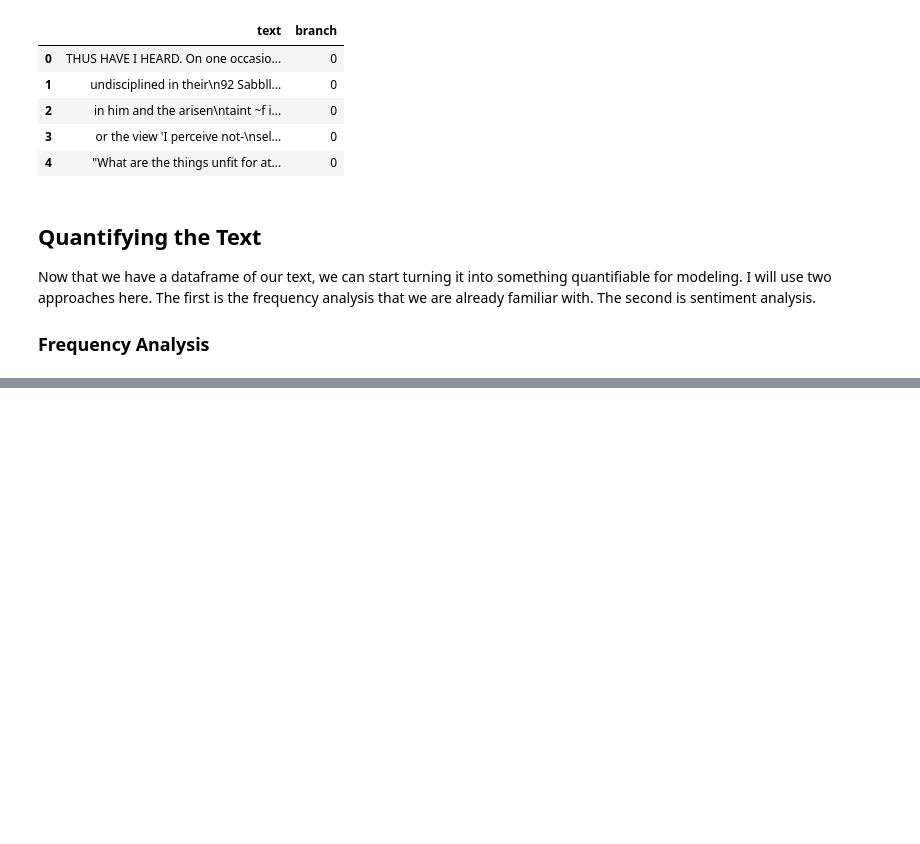
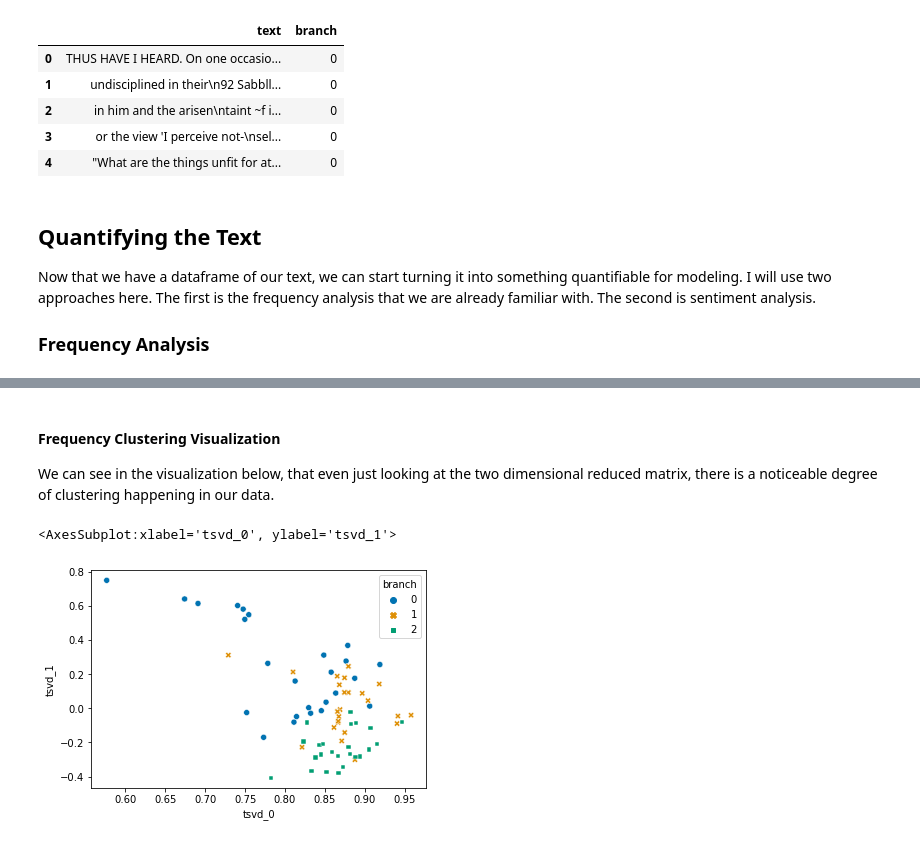
Before and after one commit to billingsmoore/unsupervised-scripture-classification, a Jupyter notebook: scripture-classification.ipynb, the cells around one changed output, grey strips where cells are left out. Drawn from its saved outputs; the diff is of its cells as text; code cells hidden in the pictures; blank space fills up the shorter version.

Commit message:
finished frequency and sentiment analysis ready to start modeling

```diff
--- a/scripture-classification.ipynb
+++ b/scripture-classification.ipynb
@@ -100,0 +90,11 @@ def assign(messages):
+# %%
+freq_matrix = TfidfVectorizer(decode_error='ignore', strip_accents='unicode',max_features=20, ngram_range=(1,5), sublinear_tf=True).fit_transform(df['text']).toarray()
+# %%
+tsvd = TruncatedSVD(n_components=5).fit_transform(freq_matrix)
+# %%
+for i in range(5):
+    name =('tsvd_' + str(i))
+    df[name] = [el[i] for el in tsvd.tolist()]
+# %% [markdown]
+#### Frequency Clustering Visualization
+We can see in the visualization below, that even just looking at the two dimensional reduced matrix, there is a noticeable degree of clustering happening in our data.
@@ -100,0 +103,12 @@ def assign(messages):
+# %%
+sns.scatterplot(
+    data=df,
+    x= 'tsvd_0',
+    y= 'tsvd_1',
+    hue='branch',
+    palette='colorblind',
+    style='branch'
+)
+# %% [output]
+<AxesSubplot:xlabel='tsvd_0', ylabel='tsvd_1'>
+[figure, added]
```
Also changed, not shown: parts of 13 cells of this notebook.
